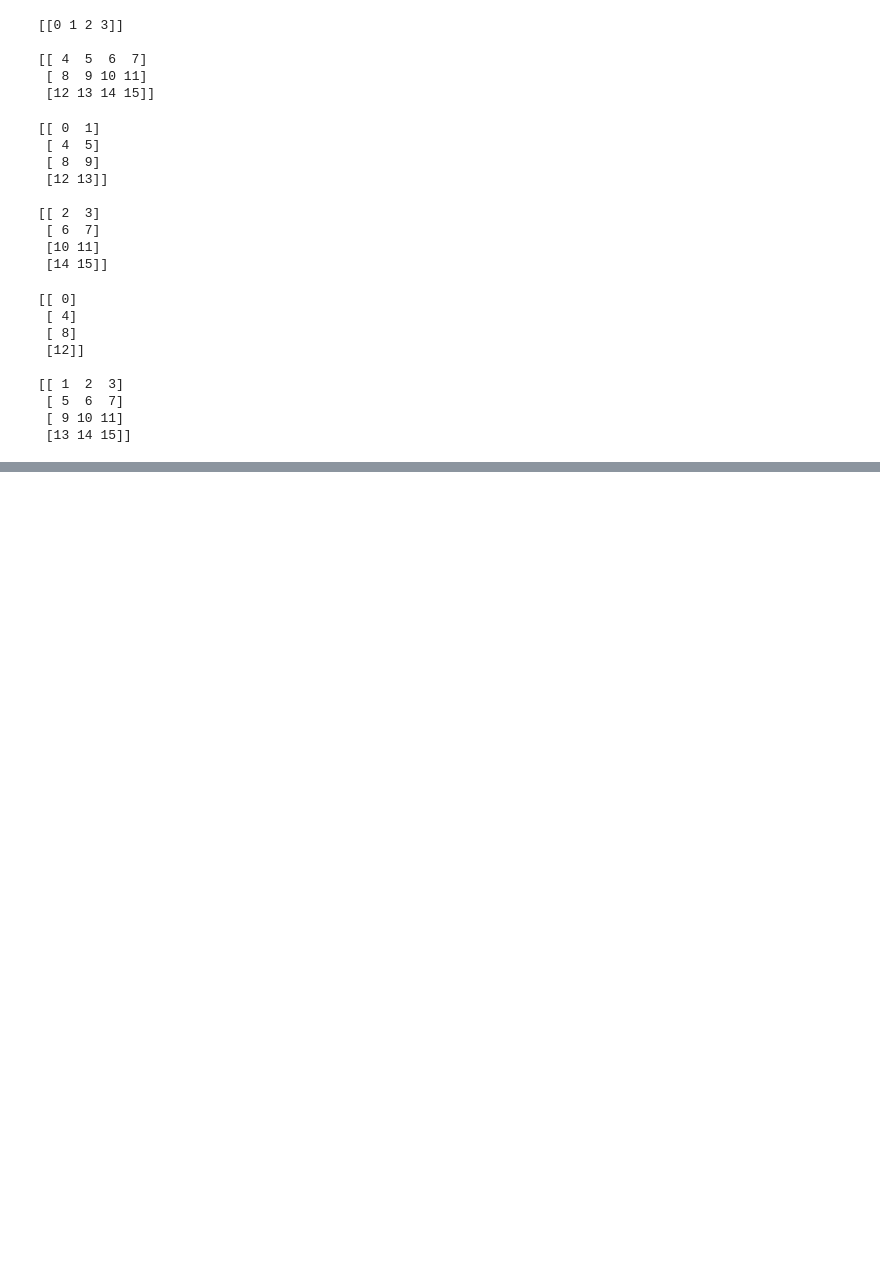
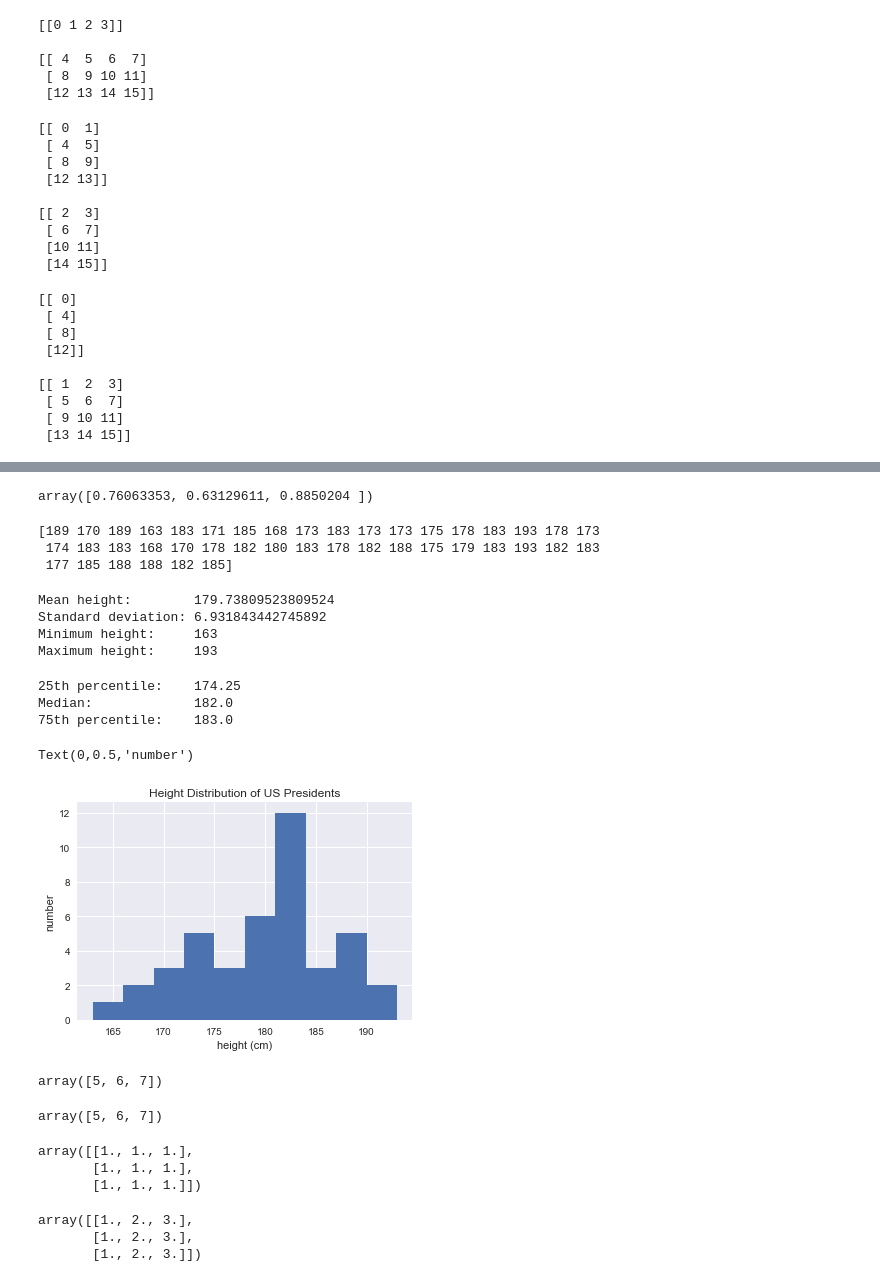
Before and after one commit to h053473666/notebook, a Jupyter notebook: numpy/numpy.ipynb, the cells around one changed output, grey strips where cells are left out. Drawn from its saved outputs; the diff is of its cells as text; code cells hidden in the pictures; blank space fills up the shorter version.

```diff
--- a/numpy/numpy.ipynb
+++ b/numpy/numpy.ipynb
@@ -452,0 +673,33 @@ print(right)
+# %%
+M.max(axis = 1)
+# %% [output]
+array([0.76063353, 0.63129611, 0.8850204 ])
+# %%
+import pandas as pd
+data = pd.read_csv(r'C:\Users\NTPU\Downloads\data\president_heights.csv')
+heights = np.array(data['height(cm)'])
+print(heights)
+# %% [output]
+[189 170 189 163 183 171 185 168 173 183 173 173 175 178 183 193 178 173
+ 174 183 183 168 170 178 182 180 183 178 182 188 175 179 183 193 182 183
+ 177 185 188 188 182 185]
+# %%
+#數組平均 最大 最小 標準差
+print("Mean height:       ", heights.mean())
+print("Standard deviation:", heights.std())
+print("Minimum height:    ", heights.min())
+print("Maximum height:    ", heights.max())
+# %% [output]
+Mean height:        179.73809523809524
+Standard deviation: 6.931843442745892
+Minimum height:     163
+Maximum height:     193
+# %%
+#取百分比
+print("25th percentile:   ", np.percentile(heights, 25))
+print("Median:            ", np.median(heights))
+print("75th percentile:   ", np.percentile(heights, 75))
+# %% [output]
+25th percentile:    174.25
+Median:             182.0
+75th percentile:    183.0
@@ -452,0 +710,32 @@ print(right)
+# %%
+
+plt.hist(heights)
+plt.title('Height Distribution of US Presidents')
+plt.xlabel('height (cm)')
+plt.ylabel('number')
+# %% [output]
+Text(0,0.5,'number')
+[figure, added]
+# %%
+a = np.array([0, 1, 2])
+b = np.array([5, 5, 5])
+a + b
+# %% [output]
+array([5, 6, 7])
+# %%
+a + 5
+# %% [output]
+array([5, 6, 7])
+# %%
+M = np.ones((3, 3))
+M
+# %% [output]
+array([[1., 1., 1.],
+       [1., 1., 1.],
+       [1., 1., 1.]])
+# %%
+M + a
+# %% [output]
+array([[1., 2., 3.],
+       [1., 2., 3.],
+       [1., 2., 3.]])
```
Also changed, not shown: parts of 96 cells of this notebook.
